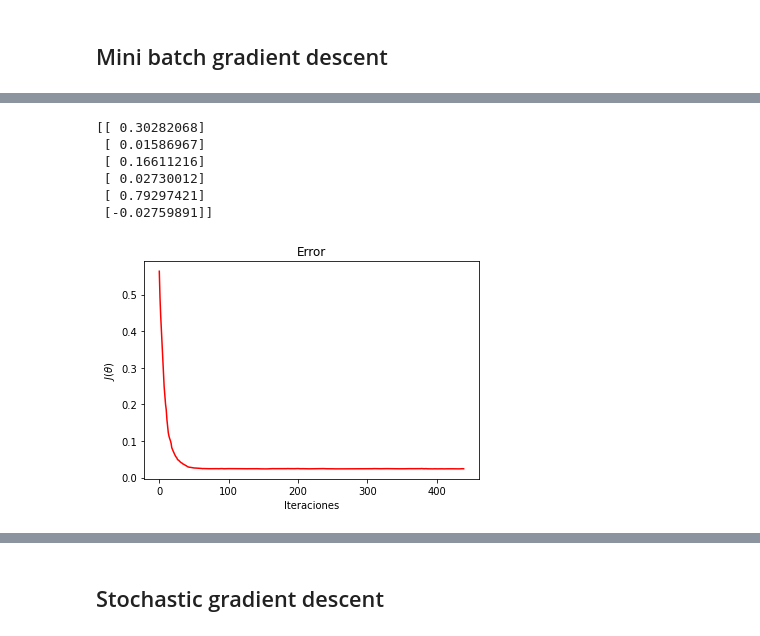
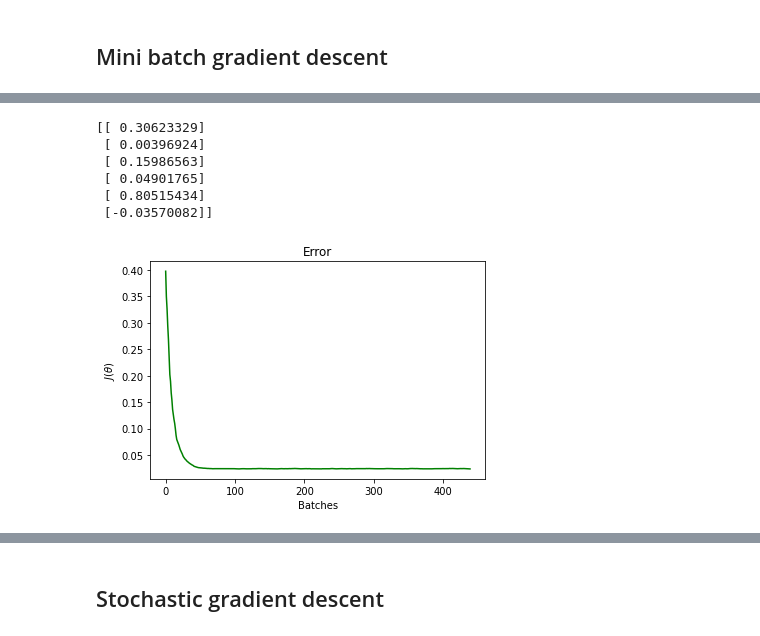
Before and after one commit to MDG99/Algoritmos-de-regresi-n, a Jupyter notebook: Estimación de un seguro.ipynb, the cells around one changed output, grey strips where cells are left out. Saved outputs shown, nothing was run; the diff lists cells and outputs as text; code cells hidden in the pictures.

```diff
--- a/Estimación de un seguro.ipynb
+++ b/Estimación de un seguro.ipynb
@@ -174,7 +184,8 @@ plt.plot()
 # %%
-def create_mini_batches(X, y, batch_size):
+def mini(x, y, batch_size):
     mini_batches = []
-    data = np.hstack((X, y))
+
+    data = np.hstack((x, y))
     np.random.shuffle(data)
     n_minibatches = data.shape[0] // batch_size
     i = 0
@@ -184,6 +195,7 @@ def create_mini_batches(X, y, batch_size):
         X_mini = mini_batch[:, :-1]
         Y_mini = mini_batch[:, -1].reshape((-1, 1))
         mini_batches.append((X_mini, Y_mini))
+
     if data.shape[0] % batch_size != 0:
         mini_batch = data[i * batch_size:data.shape[0]]
         X_mini = mini_batch[:, :-1]
@@ -200,7 +212,7 @@ j_mini = []
 
 for e in range(epochs_mini):
 
-    mini_batches = create_mini_batches(x_train_scaled, y_train_scaled, batch_size)
+    mini_batches = mini(x_train_scaled, y_train_scaled, batch_size)
 
     for mini in mini_batches:
         x_mini, y_mini = mini
@@ -211,17 +223,17 @@ for e in range(epochs_mini):
 
 print(theta_mini)
 # %% [output]
-[[ 0.30282068]
- [ 0.01586967]
- [ 0.16611216]
- [ 0.02730012]
- [ 0.79297421]
- [-0.02759891]]
+[[ 0.30623329]
+ [ 0.00396924]
+ [ 0.15986563]
+ [ 0.04901765]
+ [ 0.80515434]
+ [-0.03570082]]
 # %%
-plt.plot(j_mini, 'r')
-plt.xlabel('Iteraciones')
+plt.plot(j_mini, 'g')
+plt.xlabel('Batches')
 plt.ylabel(r'$J(\theta)$')
 plt.title('Error')
 plt.show()
 # %% [output]
-[figure, old version]
+[figure, new version]
```
Also changed, not shown: parts of 16 cells of this notebook, 1 other file.
